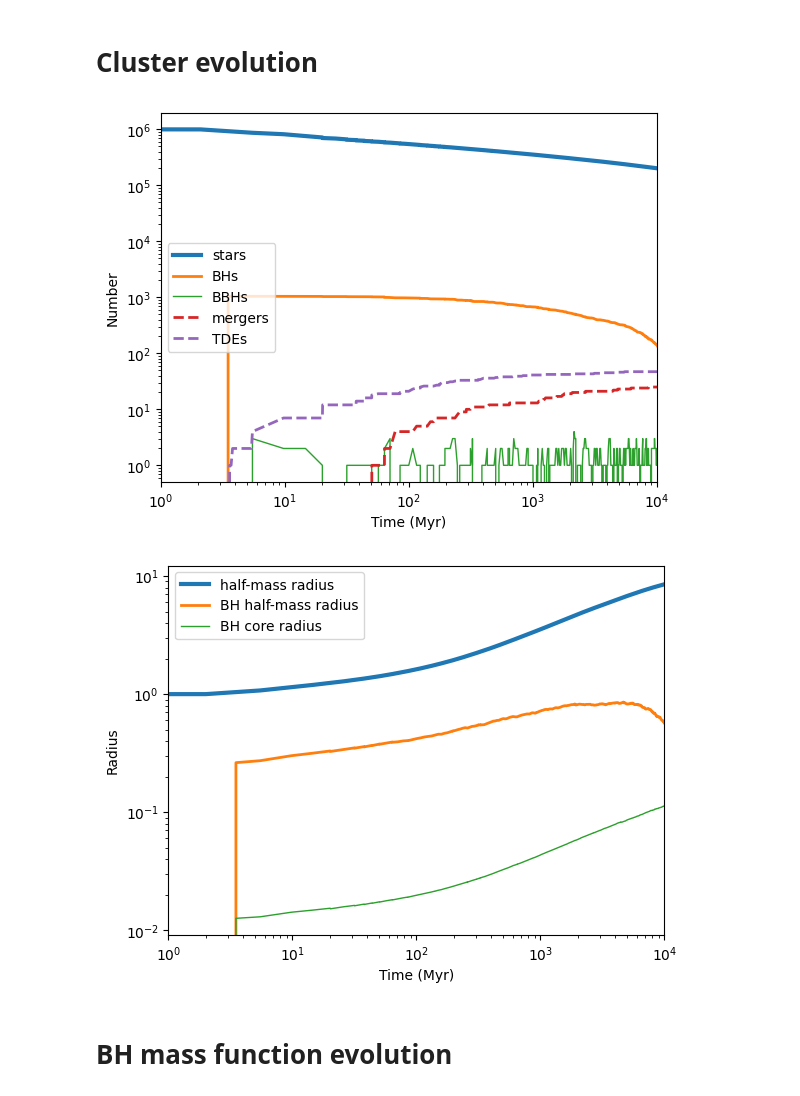
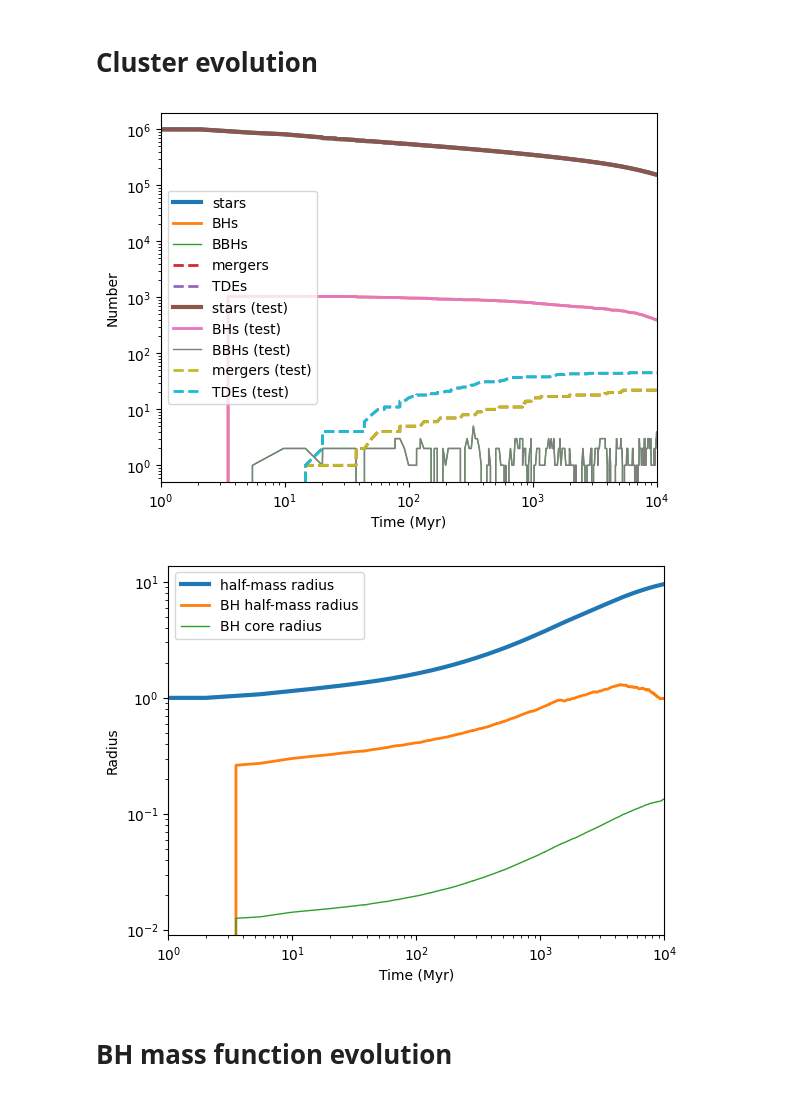
Before and after one commit to Kkritos/Rapster, a Jupyter notebook: Example/tutorial.ipynb, the cells around one changed output. Drawn from its saved outputs; the diff is of its cells as text; code cells hidden in the pictures.

```diff
--- a/Example/tutorial.ipynb
+++ b/Example/tutorial.ipynb
@@ -7,40 +7,51 @@ from astropy.cosmology import Planck18
 # %% [markdown]
 # Data loading
 # %%
-location = 'Results_Test/'
+location = '/ligo/home/ligo.org/sanika.khadkikar/Projects/dynamical_bnss/Rapster/Example/Results/'
+location_test = '/ligo/home/ligo.org/sanika.khadkikar/Projects/dynamical_bnss/Rapster/Example/Results_Test/'
 
 # load evolution:
 evolution = pd.DataFrame(np.loadtxt(location+'evolution.txt'), columns=evolution_keys);
+evolution_test = pd.DataFrame(np.loadtxt(location_test+'evolution.txt'), columns=evolution_keys);
 
 # load mergers:
 mergers = pd.DataFrame(np.loadtxt(location+'mergers.txt'), columns=merger_keys);
+mergers_test = pd.DataFrame(np.loadtxt(location_test+'mergers.txt'), columns=merger_keys);
 
 # load hardening:
 hardening = pd.DataFrame(np.loadtxt(location+'hardening.txt'), columns=hardening_keys);
+hardening_test = pd.DataFrame(np.loadtxt(location_test+'hardening.txt'), columns=hardening_keys);
 
 # load tdes:
 tdes = pd.DataFrame(np.loadtxt(location+'tdes.txt'), columns=tdes_keys);
-
+tdes_test = pd.DataFrame(np.loadtxt(location_test+'tdes.txt'), columns=tdes_keys);
 # load outputBHs:
 outBHs = np.load(location+'outputBHs.pkl', allow_pickle=True)
+outBHs_test = np.load(location_test+'outputBHs.pkl', allow_pickle=True)
 # %% [markdown]
 # Cluster evolution
 # %%
 plt.plot(evolution['t'], evolution['M_cl']/evolution['m_avg'], lw=3, label=r'stars')
 plt.plot(evolution['t'], evolution['N_BH'], lw=2, label=r'BHs')
 plt.plot(evolution['t'], evolution['N_BBH'], lw=1, label=r'BBHs')
 plt.plot(evolution['t'], evolution['N_me'], lw=2, ls='--', label=r'mergers')
 plt.plot(evolution['t'], evolution['N_tdeBHWD']+evolution['N_tdeBHstar'], lw=2, ls='--', label=r'TDEs')
+
+plt.plot(evolution_test['t'], evolution_test['M_cl']/evolution_test['m_avg'], lw=3, label=r'stars (test)')
+plt.plot(evolution_test['t'], evolution_test['N_BH'], lw=2, label=r'BHs (test)')
+plt.plot(evolution_test['t'], evolution_test['N_BBH'], lw=1, label=r'BBHs (test)')
+plt.plot(evolution_test['t'], evolution_test['N_me'], lw=2, ls='--', label=r'mergers (test)')
+plt.plot(evolution_test['t'], evolution_test['N_tdeBHWD']+evolution_test['N_tdeBHstar'], lw=2, ls='--', label=r'TDEs (test)')
 
 plt.legend()
 plt.loglog()
 plt.xlim(1, 1e4)
 plt.xlabel(r'Time (Myr)')
 plt.ylabel(r'Number')
 
 plt.show()
 # %% [output]
-[figure, old version]
+[figure, new version]
 # %%
 plt.plot(evolution['t'], evolution['r_h'], lw=3, label=r'half-mass radius')
 plt.plot(evolution['t'], evolution['r_hBH'], lw=2, label=r'BH half-mass radius')
@@ -54,7 +65,7 @@ plt.ylabel(r'Radius')
 
 plt.show()
 # %% [output]
-[figure, old version]
+[figure, new version]
 # %% [markdown]
 # BH mass function evolution
 # %%
```
Also changed, not shown: parts of 8 cells of this notebook, 22 other files.
